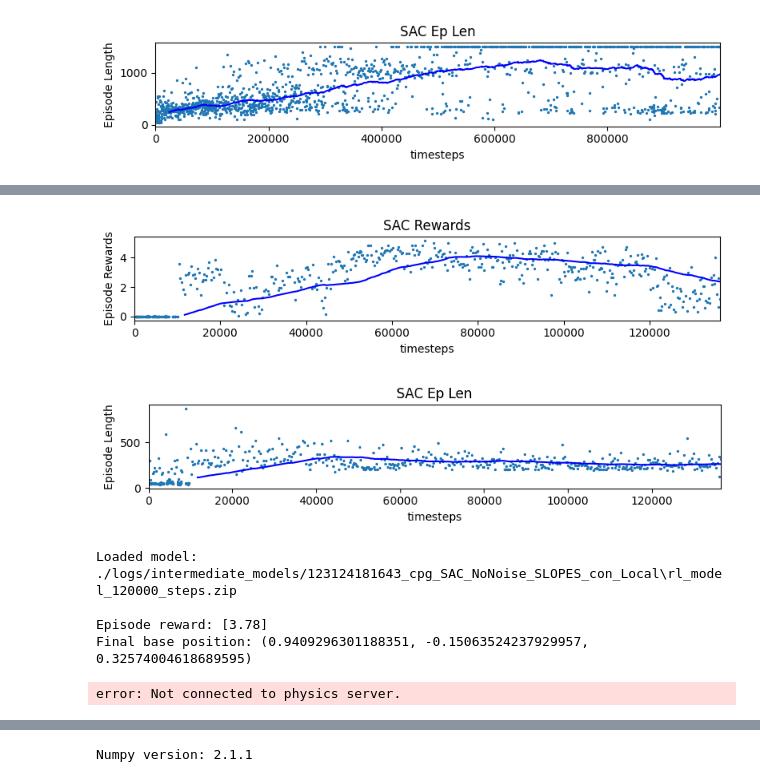
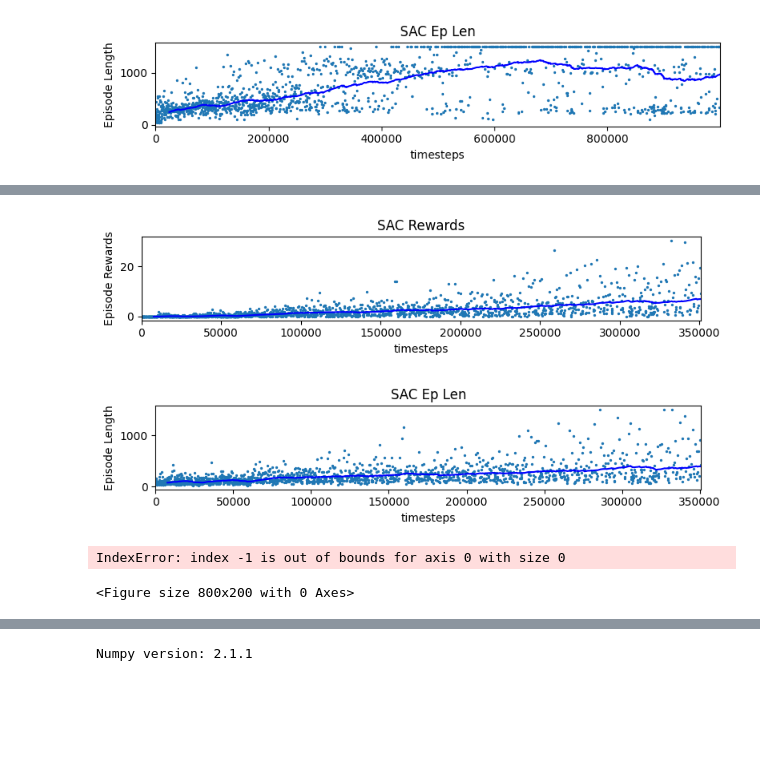
Before and after one commit to MATH-286-Pro/EPFL-MICRO-507-Legged-Robot-Project-2, a Jupyter notebook: test.ipynb, the cells around one changed output, grey strips where cells are left out. Drawn from its saved outputs; the diff is of its cells as text; code cells hidden in the pictures; blank space fills up the shorter version.

```diff
--- a/test.ipynb
+++ b/test.ipynb
@@ -59,3 +82,26 @@ test.load_plots()        # plot rewards in "0.monitor.csv"
+# %%
+# load_sb3.py Simplification
+from tools.test import QuadrupedSimulation
+
+# 配置 Settings
+
+test = QuadrupedSimulation(algorithm="SAC",    # algorithm: "SAC", "PPO"
+                           log_dir="./logs/intermediate_models/010125143419_diy_SAC_NoNoise_FLAT_con_Local")
+
+test.set_env_config(render                 = True,
+                    motor_control_mode     = "DIY",
+                    task_env               = "FWD_LOCOMOTION", #"FWD_LOCOMOTION", "FLAGRUN" , "LR_COURSE_TASK"
+                    observation_space_mode = "LR_COURSE_OBS",
+                    terrain                = None,  #"SLOPES", #"RANDOM",  #None,
+                    add_noise              = False, #True,
+                    record_video           = False,
+                    )
+
+test.load_plots()        # plot rewards in "0.monitor.csv"
+# test.load_and_run()      # run simulation
+# %% [output]
+[figure, added]
+[figure, added]
 # %%
 # load_sb3.py Simplification
 from tools.test import QuadrupedSimulation
@@ -63,24 +109,19 @@ from tools.test import QuadrupedSimulation
 # 配置 Settings
 
 test = QuadrupedSimulation(algorithm="SAC",    # algorithm: "SAC", "PPO"
-                           log_dir="./logs/intermediate_models/123124181643_cpg_SAC_NoNoise_SLOPES_con_Local")
+                           log_dir="./logs/intermediate_models/2501011544_diy_SAC_NoNoise_FLAT_CoLab_new")
 
 test.set_env_config(render                 = True,
                     motor_control_mode     = "CPG",
                     task_env               = "FWD_LOCOMOTION", #"FWD_LOCOMOTION", "FLAGRUN" , "LR_COURSE_TASK"
                     observation_space_mode = "LR_COURSE_OBS",
-                    terrain                = "SLOPES", #"RANDOM",  #None,
-                    add_noise              = False,
+                    terrain                = None, #"SLOPES", #"RANDOM",  #None,
+                    add_noise              = False, #True,
                     record_video           = False,
                     )
 
 test.load_plots()        # plot rewards in "0.monitor.csv"
 # test.load_and_run()      # run simulation
 # %% [output]
-[figure, removed]
-[figure, removed]
-Loaded model: ./logs/intermediate_models/123124181643_cpg_SAC_NoNoise_SLOPES_con_Local\rl_model_120000_steps.zip
-
-Episode reward: [3.78]
-Final base position: (0.9409296301188351, -0.15063524237929957, 0.32574004618689595)
+IndexError: index -1 is out of bounds for axis 0 with size 0
-error: Not connected to physics server.
+<Figure size 800x200 with 0 Axes>
```
Also changed, not shown: parts of 2 cells of this notebook, 3 other files.
